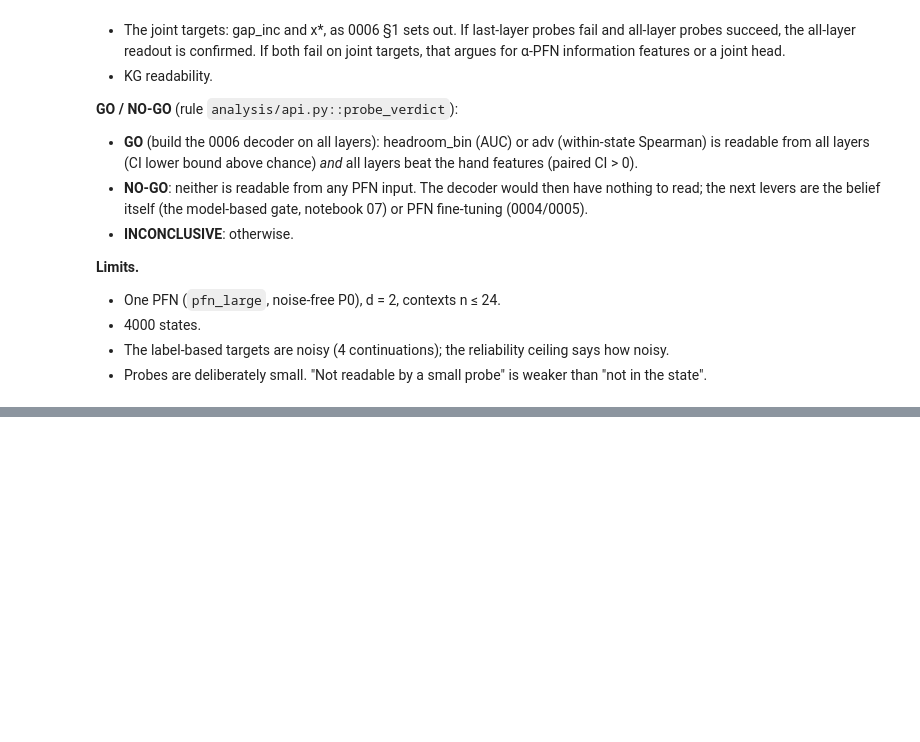
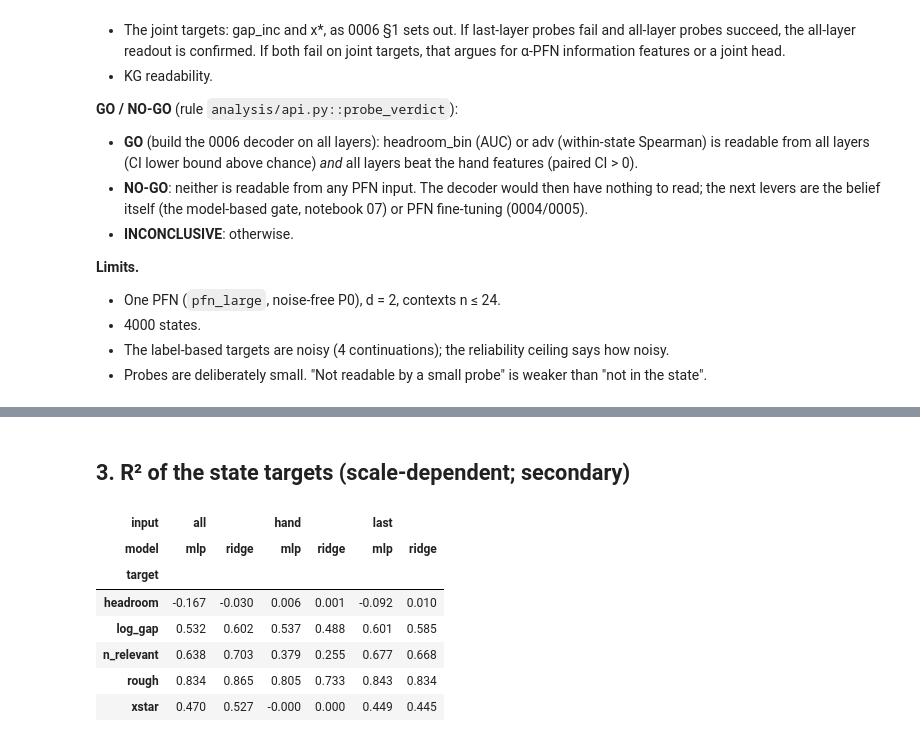
Before and after one commit to timruhkopf/anytime-acquisition, a Jupyter notebook: notebooks/08_2026-11-11_api_probe.ipynb, the cells around one changed output, grey strips where cells are left out. Cells and saved outputs as stored; diff of their text form; code cells hidden in the pictures; blank space fills up the shorter version.

```diff
--- a/notebooks/08_2026-11-11_api_probe.ipynb
+++ b/notebooks/08_2026-11-11_api_probe.ipynb
@@ -63,0 +210,14 @@ The GO / NO-GO criterion from the description, evaluated, in one line. Record it
+# %% [markdown]
+## 3. R² of the state targets (scale-dependent; secondary)
+# %%
+r2 = probes.loc[(probes.level == "state") & (probes.metric == "r2")]
+display(r2.pivot_table(index="target", columns=["input", "model"], values="value").round(3))
+# %% [output]
+| input | all |  | hand |  | last |  |
+| model | mlp | ridge | mlp | ridge | mlp | ridge |
+| target |  |  |  |  |  |  |
+| headroom | -0.167 | -0.030 | 0.006 | 0.001 | -0.092 | 0.010 |
+| log_gap | 0.532 | 0.602 | 0.537 | 0.488 | 0.601 | 0.585 |
+| n_relevant | 0.638 | 0.703 | 0.379 | 0.255 | 0.677 | 0.668 |
+| rough | 0.834 | 0.865 | 0.805 | 0.733 | 0.843 | 0.834 |
+| xstar | 0.470 | 0.527 | -0.000 | 0.000 | 0.449 | 0.445 |
```
Also changed, not shown: parts of 12 cells of this notebook, 13 other files.
